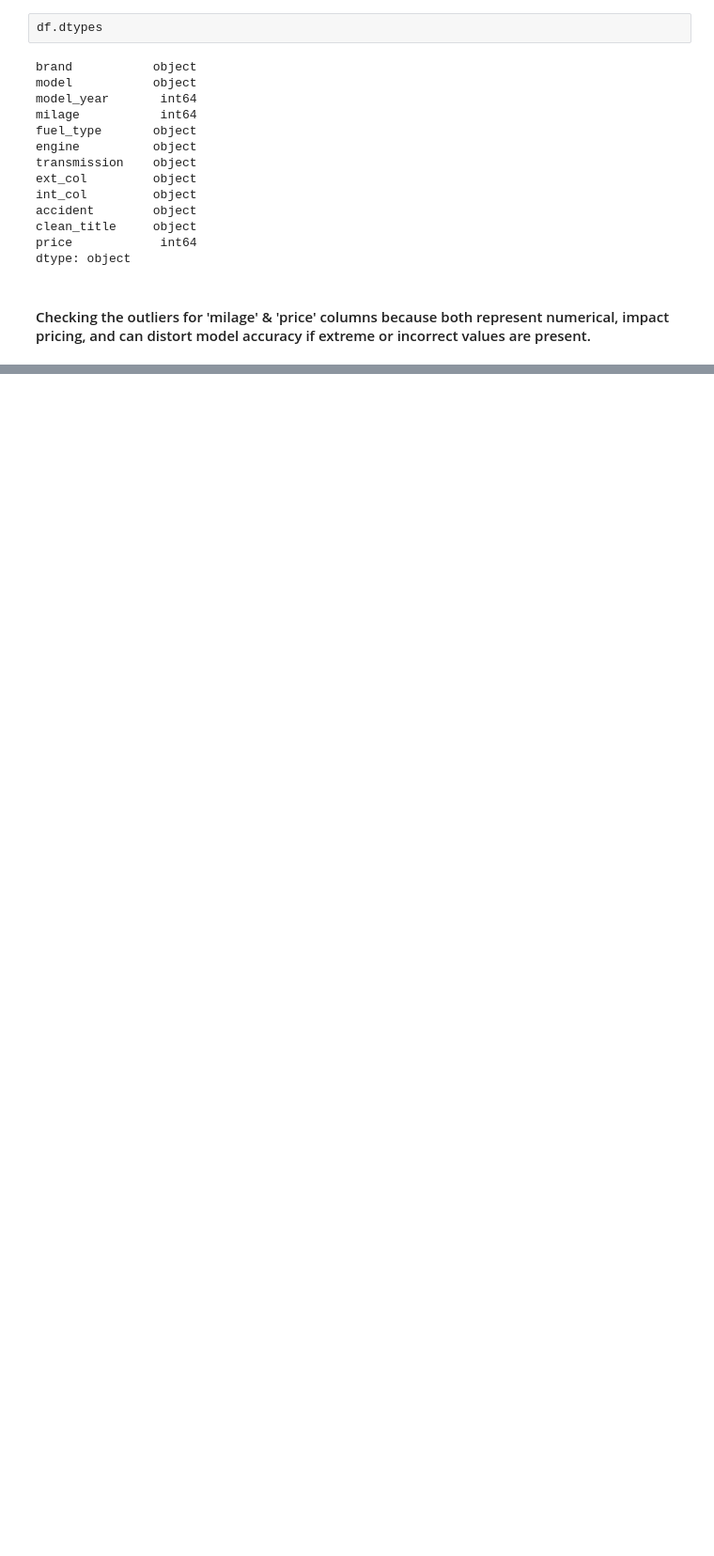
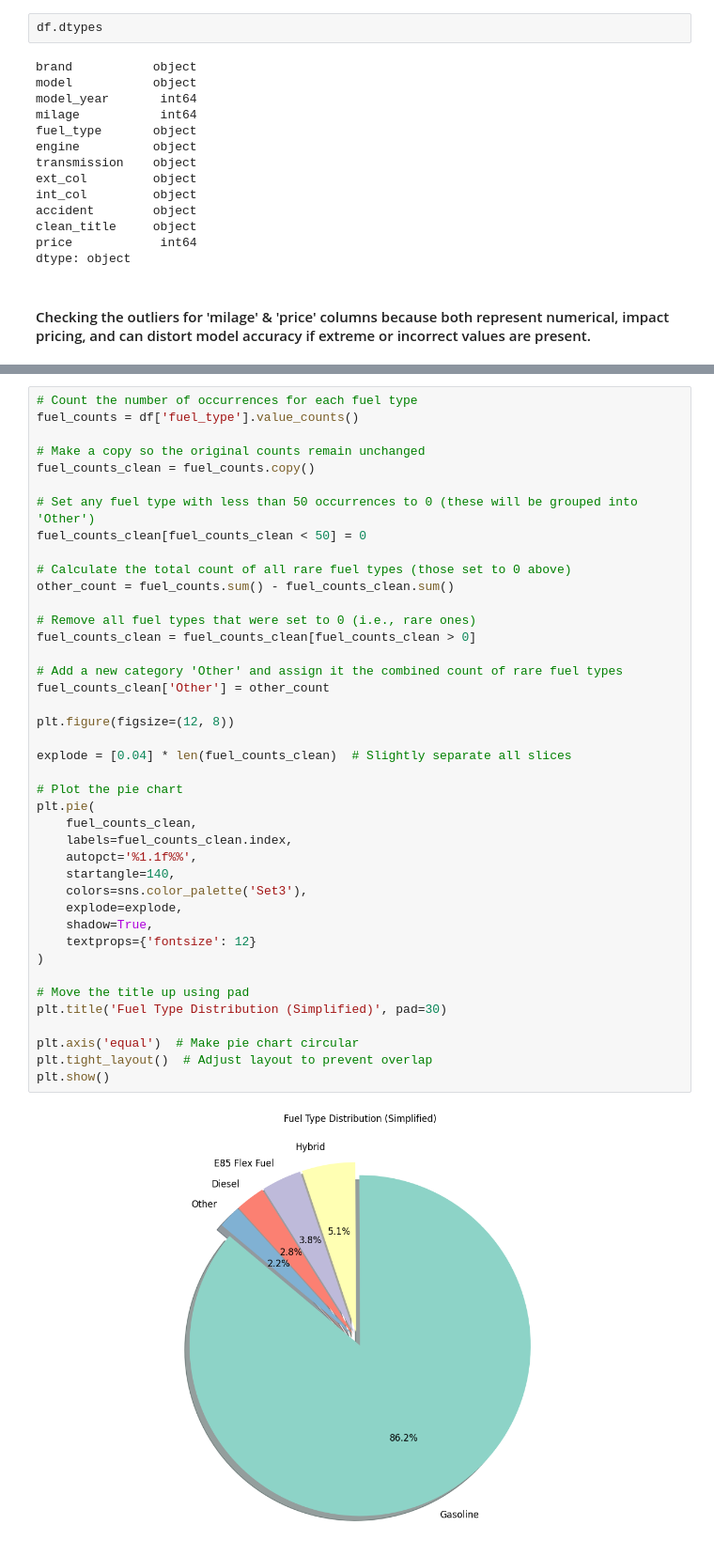
Before and after one commit to saadkhan710/Used-car-price-prediction, a Jupyter notebook: predicting_used_car_prices.ipynb, the cells around one changed output, grey strips where cells are left out. Shown at 94% size. Saved outputs shown, nothing was run; the diff lists cells and outputs as text; blank space fills up the shorter version.

```diff
--- a/predicting_used_car_prices.ipynb
+++ b/predicting_used_car_prices.ipynb
@@ -251,0 +377,43 @@ Shape after dropping outliers: (3034, 12)
+# %%
+# Count the number of occurrences for each fuel type
+fuel_counts = df['fuel_type'].value_counts()
+
+# Make a copy so the original counts remain unchanged
+fuel_counts_clean = fuel_counts.copy()
+
+# Set any fuel type with less than 50 occurrences to 0 (these will be grouped into 'Other')
+fuel_counts_clean[fuel_counts_clean < 50] = 0
+
+# Calculate the total count of all rare fuel types (those set to 0 above)
+other_count = fuel_counts.sum() - fuel_counts_clean.sum()
+
+# Remove all fuel types that were set to 0 (i.e., rare ones)
+fuel_counts_clean = fuel_counts_clean[fuel_counts_clean > 0]
+
+# Add a new category 'Other' and assign it the combined count of rare fuel types
+fuel_counts_clean['Other'] = other_count
+
+plt.figure(figsize=(12, 8))
+
+explode = [0.04] * len(fuel_counts_clean)  # Slightly separate all slices
+
+# Plot the pie chart
+plt.pie(
+    fuel_counts_clean,
+    labels=fuel_counts_clean.index,
+    autopct='%1.1f%%',
+    startangle=140,
+    colors=sns.color_palette('Set3'),
+    explode=explode,
+    shadow=True,
+    textprops={'fontsize': 12}
+)
+
+# Move the title up using pad
+plt.title('Fuel Type Distribution (Simplified)', pad=30)
+
+plt.axis('equal')  # Make pie chart circular
+plt.tight_layout()  # Adjust layout to prevent overlap
+plt.show()
+# %% [output]
+[figure, added]
```
Also changed, not shown: parts of 16 cells of this notebook.
